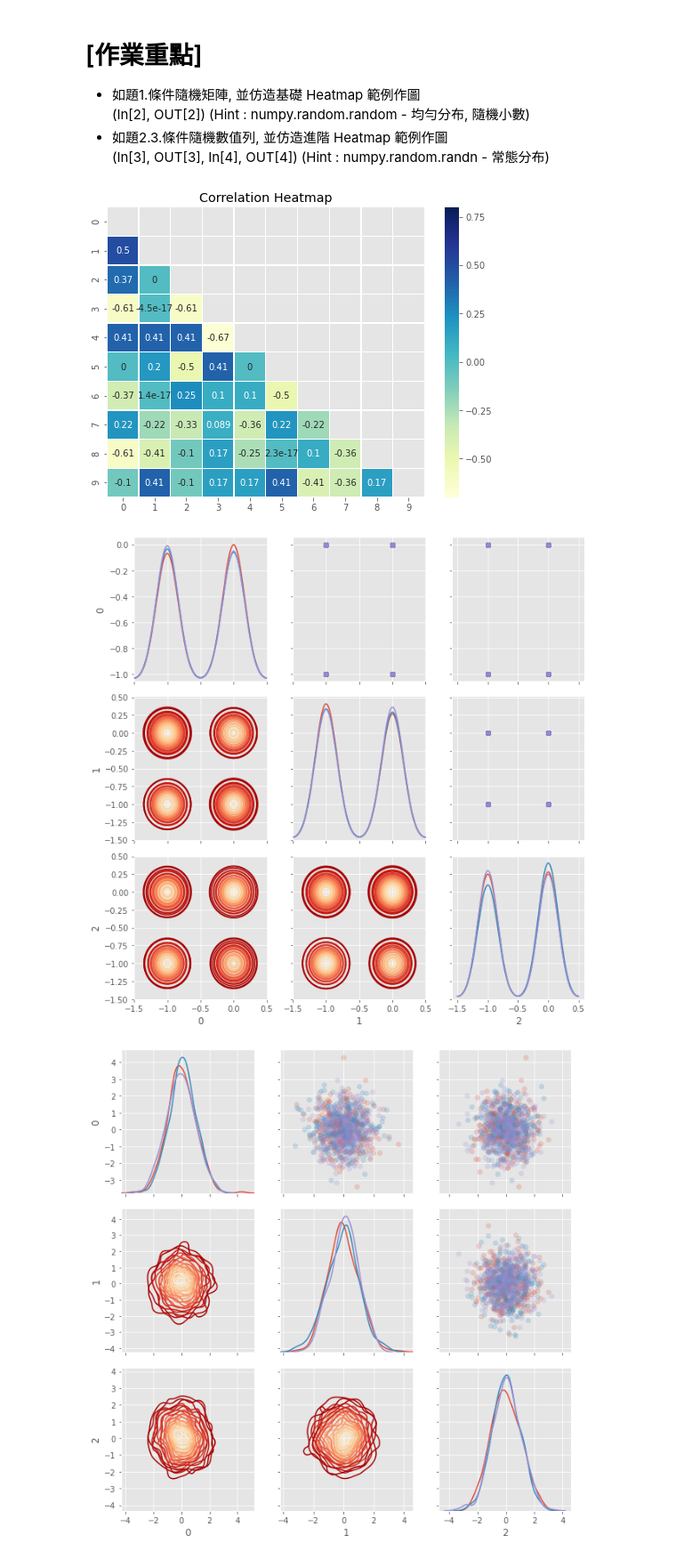
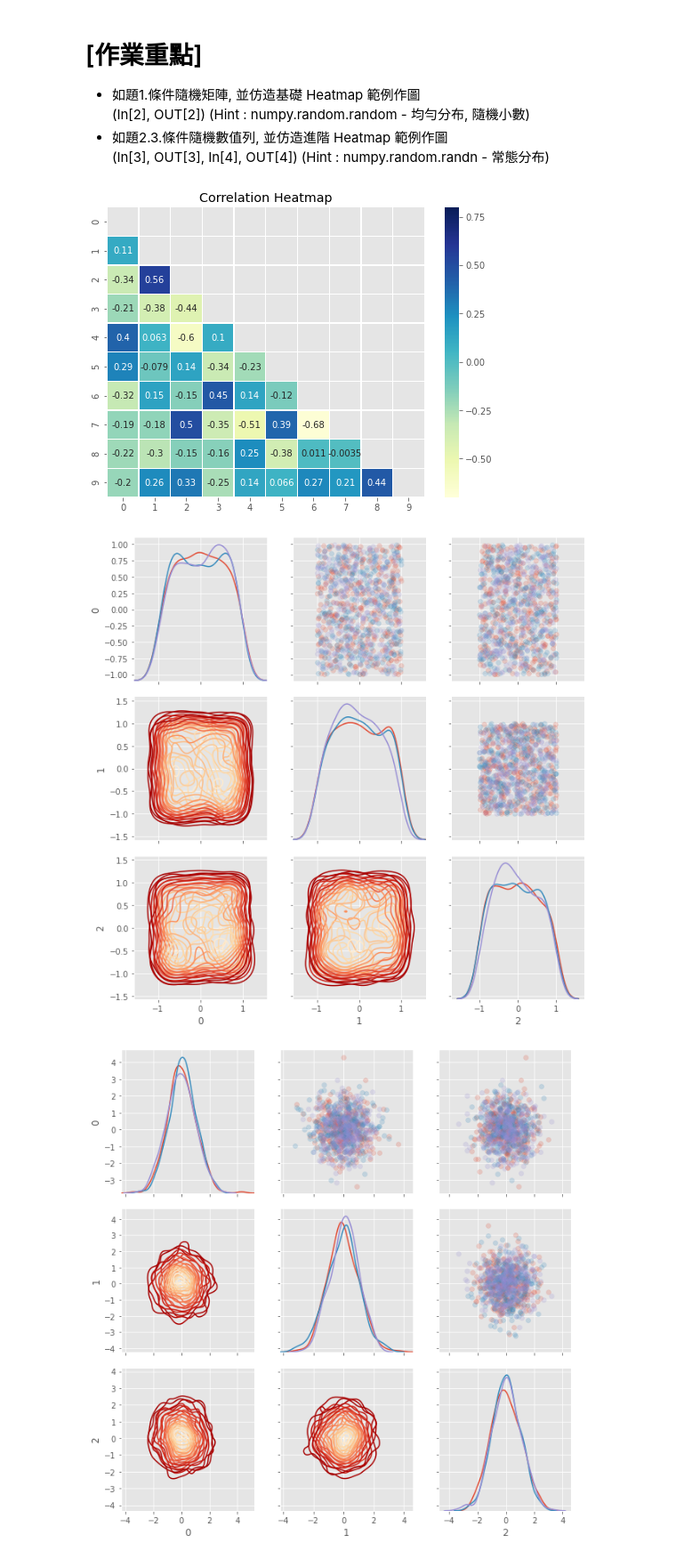
Before and after one commit to ALYDAI/Marching-learning-100-days, a Jupyter notebook: Day_020_HW.ipynb, the cells around one changed output. Shown: that part at 89% size. Cells and saved outputs as stored; diff of their text form; code cells hidden in the pictures.

```diff
--- a/Day_020_HW.ipynb
+++ b/Day_020_HW.ipynb
@@ -28,29 +28,29 @@ warnings.filterwarnings('ignore')
 # %%
 """
 Your Code Here
 """
-matrix = np.random.randint(-1, 1,100).reshape(10,10)
+matrix = (np.random.random((10,10)) - 0.5) * 2
 plt.figure(figsize=(8,6))
 """
 Your Code Here
 """
 heatmap =np.corrcoef(matrix)
 mask = np.zeros_like(heatmap)
 mask[np.triu_indices_from(mask)] = True
 # 繪製相關係數 (correlations) 的 Heatmap
 sns.heatmap(heatmap,mask=mask, cmap = "YlGnBu", vmin = -0.7, annot = True, vmax = 0.8, linewidths=0.3,
            )
 plt.title('Correlation Heatmap');
 plt.show()
 # %% [output]
-[figure, old version]
+[figure, new version]
 # %%
 nrow = 1000
 ncol = 3
 """
 Your Code Here
 """
-matrix = np.random.randint(-1, 1,3000).reshape(nrow,ncol)
+matrix = (np.random.random((1000,3)) - 0.5)*2
 
 # 隨機給予 0, 1, 2 三種標籤
 indice = np.random.choice([0,1,2], size=nrow)
@@ -69,7 +69,7 @@ grid.map_lower(sns.kdeplot, cmap = plt.cm.OrRd_r)
 
 plt.show()
 # %% [output]
-[figure, old version]
+[figure, new version]
 # %%
 nrow = 1000
 ncol = 3
```
